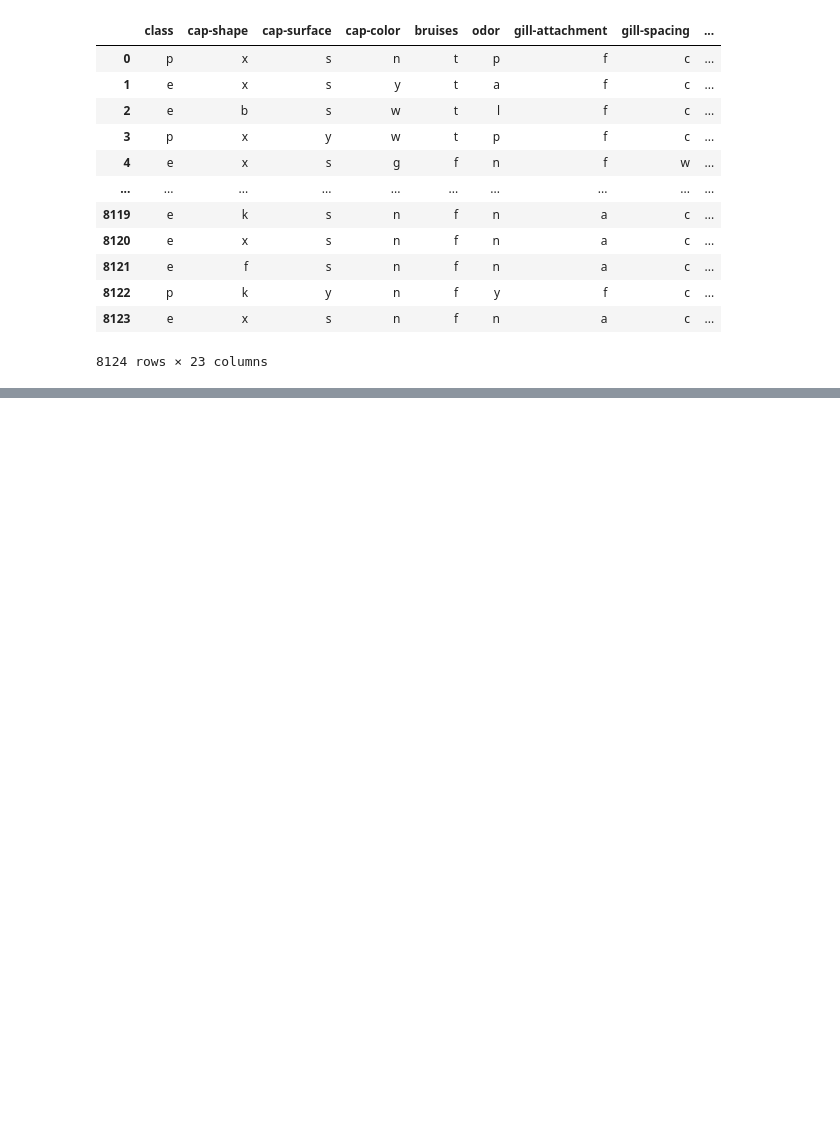
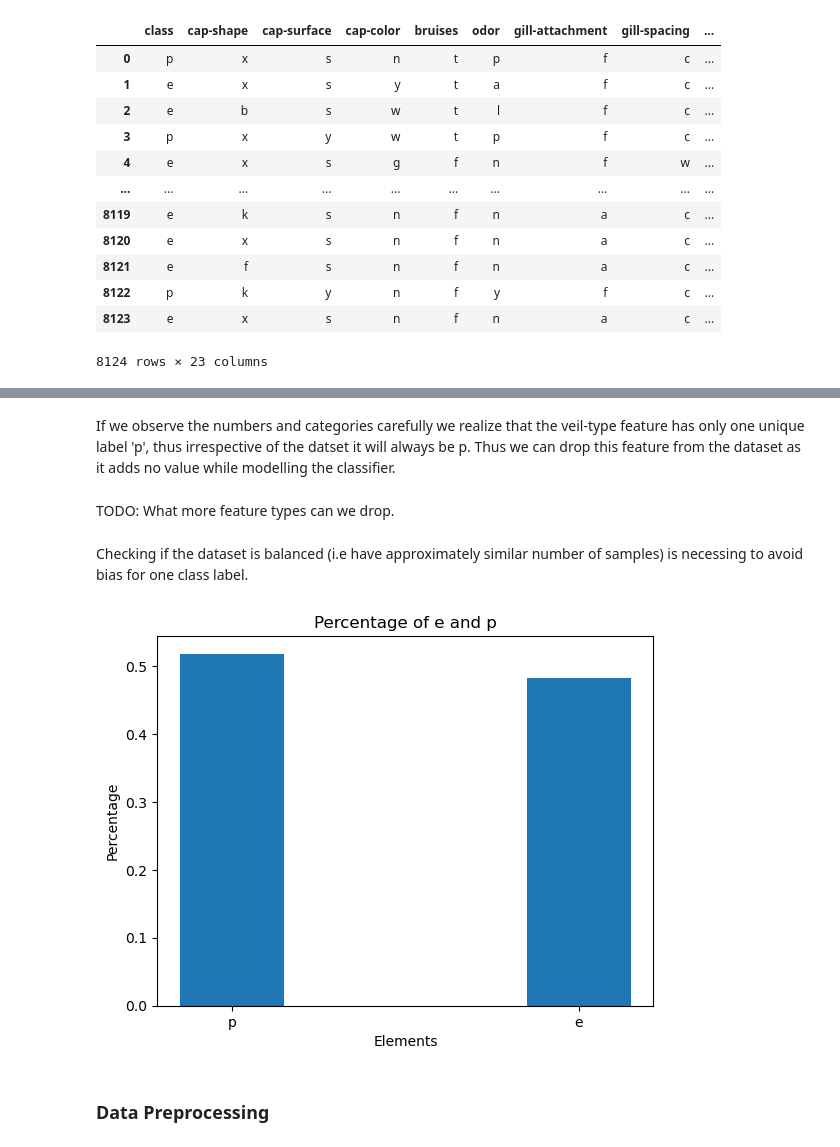
Before and after one commit to ReboreExplore/exploring-knn-classifiers, a Jupyter notebook: mushroom-classification-dataset.ipynb, the cells around one changed output, grey strips where cells are left out. Drawn from its saved outputs; the diff is of its cells as text; code cells hidden in the pictures; blank space fills up the shorter version.

Commit message:
Kaggle Notebook | Mushroom Classification dataset | updated data analysis

```diff
--- a/mushroom-classification-dataset.ipynb
+++ b/mushroom-classification-dataset.ipynb
@@ -130,0 +99,2 @@ habitat 7 ['u' 'g' 'm' 'd' 'p' 'w' 'l']
+# %% [markdown]
+If we observe the numbers and categories carefully we realize that the veil-type feature has only one unique label 'p', thus irrespective of the datset it will always be p. Thus we can drop this feature from the dataset as it adds no value while modelling the classifier.
@@ -130,0 +111,18 @@ habitat 7 ['u' 'g' 'm' 'd' 'p' 'w' 'l']
+# %% [markdown]
+TODO: What more feature types can we drop.
+# %% [markdown]
+Checking if the dataset is balanced (i.e have approximately similar number of samples) is necessing to avoid bias for one class label.
+# %%
+# Check if the dataset is balanced- i.e since we are trying to predict if a mushroom is edible to not, we have to have a data balance for the two categories
+class_output_list = mushroom_data['class'].tolist()
+e_list = class_output_list.count('e')/len(class_output_list)
+p_list = class_output_list.count('p')/len(class_output_list)
+plt.bar(list(set(class_output_list)),[e_list,p_list],width= 0.3)
+plt.title('Percentage of e and p')
+plt.xlabel('Elements')
+plt.ylabel('Percentage')
+plt.show()
+# %% [output]
+[figure, added]
+# %% [markdown]
+### Data Preprocessing
```
Also changed, not shown: parts of 22 cells of this notebook.
